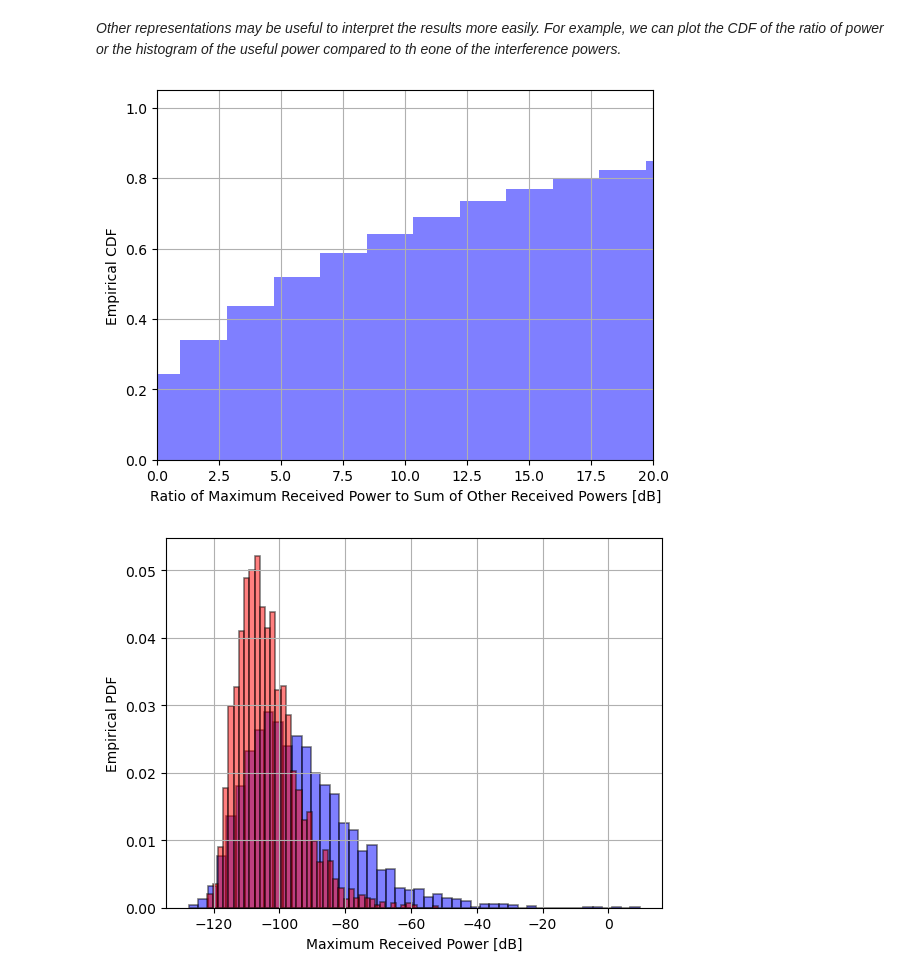
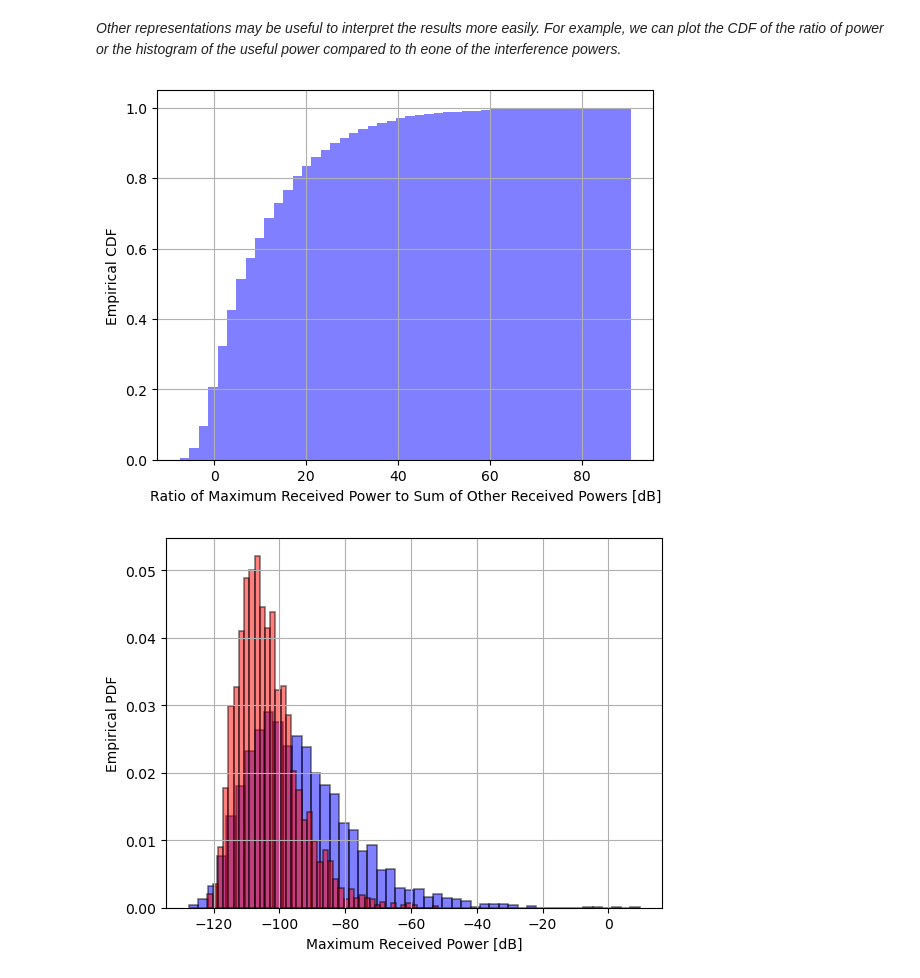
Before and after one commit to BaptisteSambon/LELEC2796-Juju-Baba, a Jupyter notebook: cells_final.ipynb, the cells around one changed output. Saved outputs shown, nothing was run; the diff lists cells and outputs as text; code cells hidden in the pictures.

Commit message:
Update spectral efficiency + images
Co-authored-by: Just1Wmls <Just1Wmls@users.noreply.github.com>

```diff
--- a/cells_final.ipynb
+++ b/cells_final.ipynb
@@ -230,14 +232,14 @@ Gamma distribution parameters:  (2.3903097451525017, -7.8917739784396606, 7.6942
 # %%
 #Plot ccdf of ratio powers
 fig = plt.figure()
 plt.hist(10*np.log10(ratio_power), bins='auto', alpha=0.5, color='blue', density=True, cumulative=True)
-plt.xlim([0, 20])
 plt.xlabel('Ratio of Maximum Received Power to Sum of Other Received Powers [dB]')
 plt.ylabel('Empirical CDF')
 plt.grid()
+plt.savefig("data/Interference/ratio_power_interf_ccdf.pdf", format="pdf")
 plt.show()
 # %% [output]
-[figure, old version]
+[figure, new version]
 # %%
 #Plot histograms of maximum and inter powers
 
```
Also changed, not shown: parts of 12 cells of this notebook, 51 other files.
